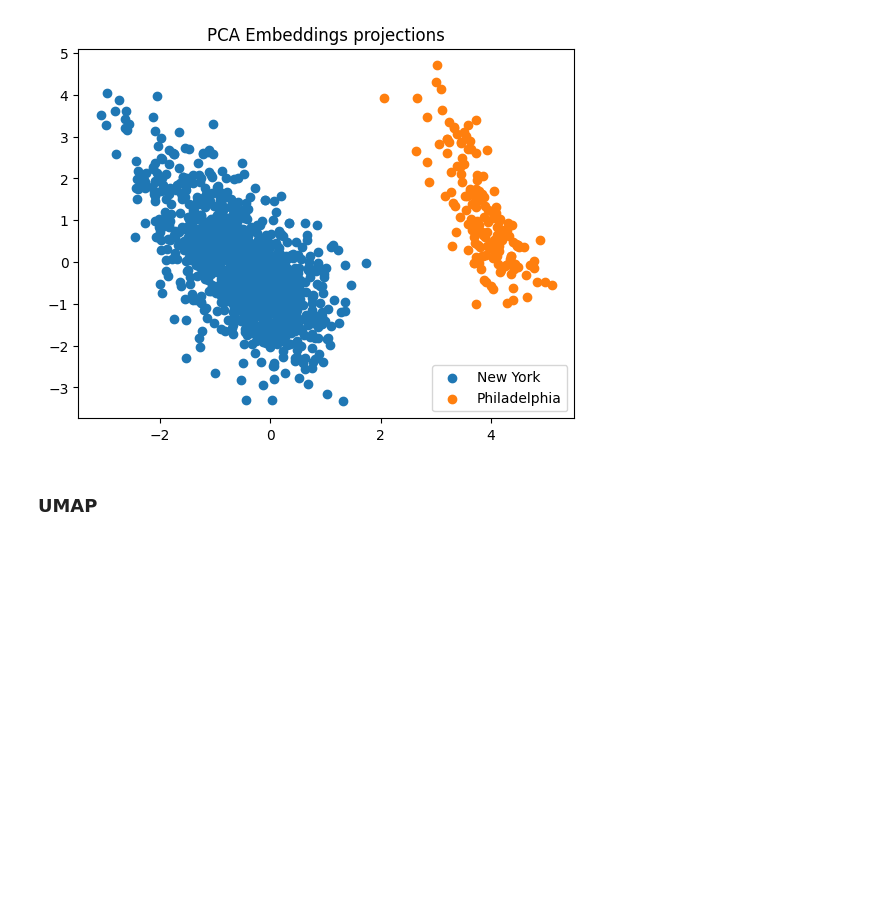
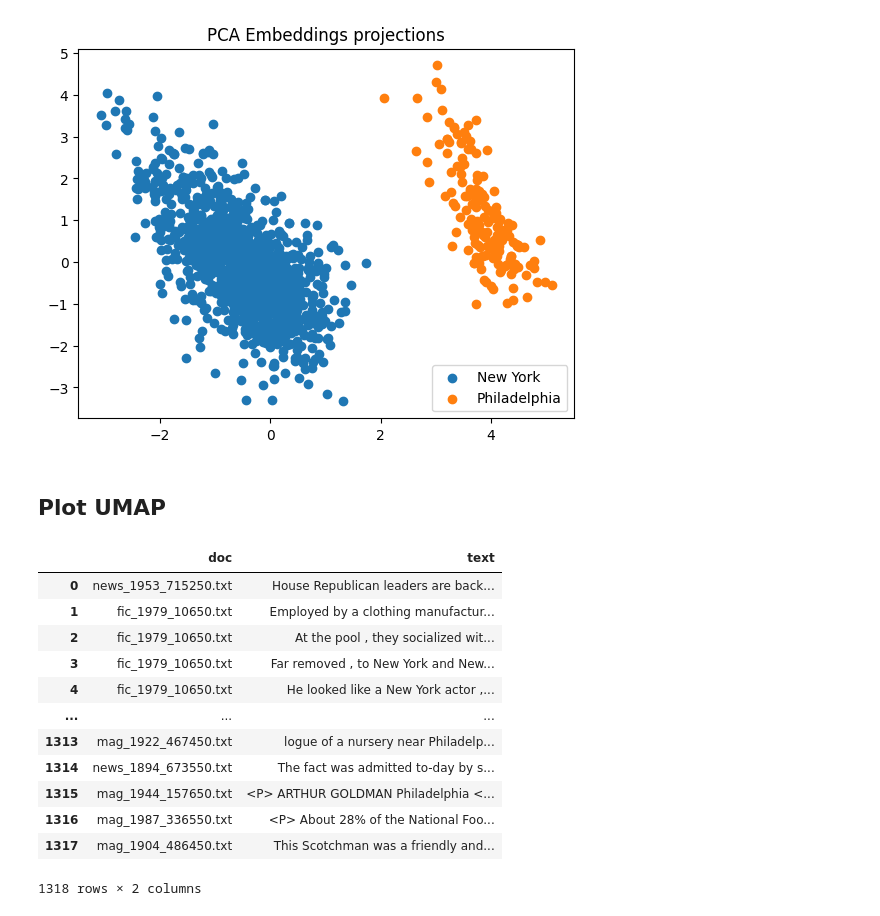
Before and after one commit to Semantics-of-Sustainability/ContextualLM, a Jupyter notebook: SemanticShift.ipynb, the cells around one changed output. Saved outputs shown, nothing was run; the diff lists cells and outputs as text; code cells hidden in the pictures; blank space fills up the shorter version.

Commit message:
Make UMAP plot interactive.

```diff
--- a/SemanticShift.ipynb
+++ b/SemanticShift.ipynb
@@ -154,6 +155,9 @@ class CohaDoc:
         self._id = int(id)
 
     def __repr__(self) -> str:
+        return str(self._path.name)
+
+    def __str__(self) -> str:
         return str(self._path.name)
 
     @property
@@ -566,11 +526,38 @@ plt.title("PCA Embeddings projections")
 Text(0.5, 1.0, 'PCA Embeddings projections')
 [figure]
 # %% [markdown]
-### UMAP
+## Plot UMAP
 # %%
 import umap
 # TODO: make plot interactive with context as text
 mapper = umap.UMAP().fit(all_embeddings)
+# %%
+
+hover_data = pd.DataFrame()
+hover_data['doc'] = [
+    sentence.coha_doc._path.name
+    for sentence in term1_sentences + term2_sentences
+]
+hover_data['text'] = [
+    sentence.text
+    for sentence in term1_sentences + term2_sentences
+]
+
+hover_data
+# %% [output]
+|  | doc | text |
+| 0 | news_1953_715250.txt | House Republican leaders are back... |
+| 1 | fic_1979_10650.txt | Employed by a clothing manufactur... |
+| 2 | fic_1979_10650.txt | At the pool , they socialized wit... |
+| 3 | fic_1979_10650.txt | Far removed , to New York and New... |
+| 4 | fic_1979_10650.txt | He looked like a New York actor ,... |
+| ... | ... | ... |
+| 1313 | mag_1922_467450.txt | logue of a nursery near Philadelp... |
+| 1314 | news_1894_673550.txt | The fact was admitted to-day by s... |
+| 1315 | mag_1944_157650.txt | <P> ARTHUR GOLDMAN Philadelphia <... |
+| 1316 | mag_1987_336550.txt | <P> About 28% of the National Foo... |
+| 1317 | mag_1904_486450.txt | This Scotchman was a friendly and... |
+1318 rows × 2 columns
 # %%
 import umap.plot
 
```
Also changed, not shown: parts of 10 cells of this notebook.
